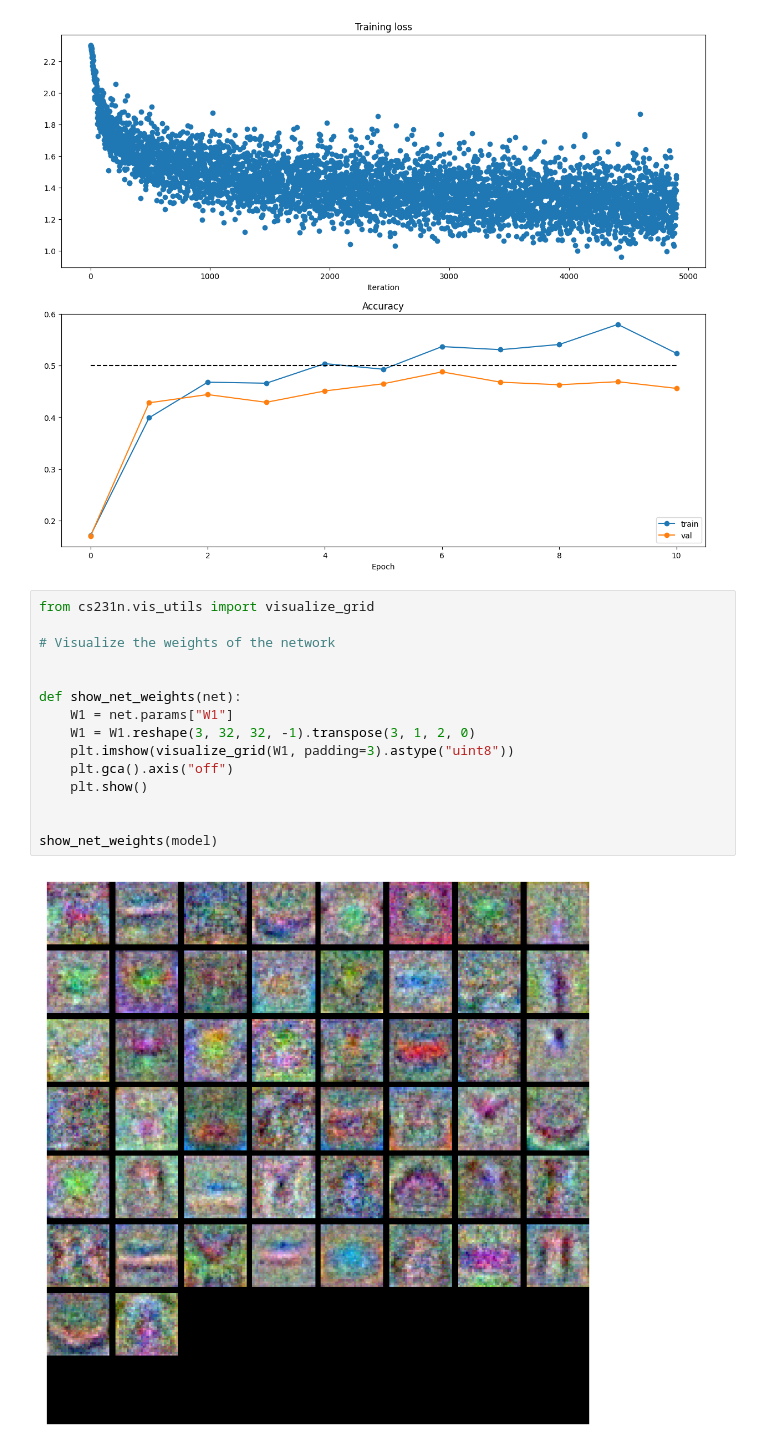
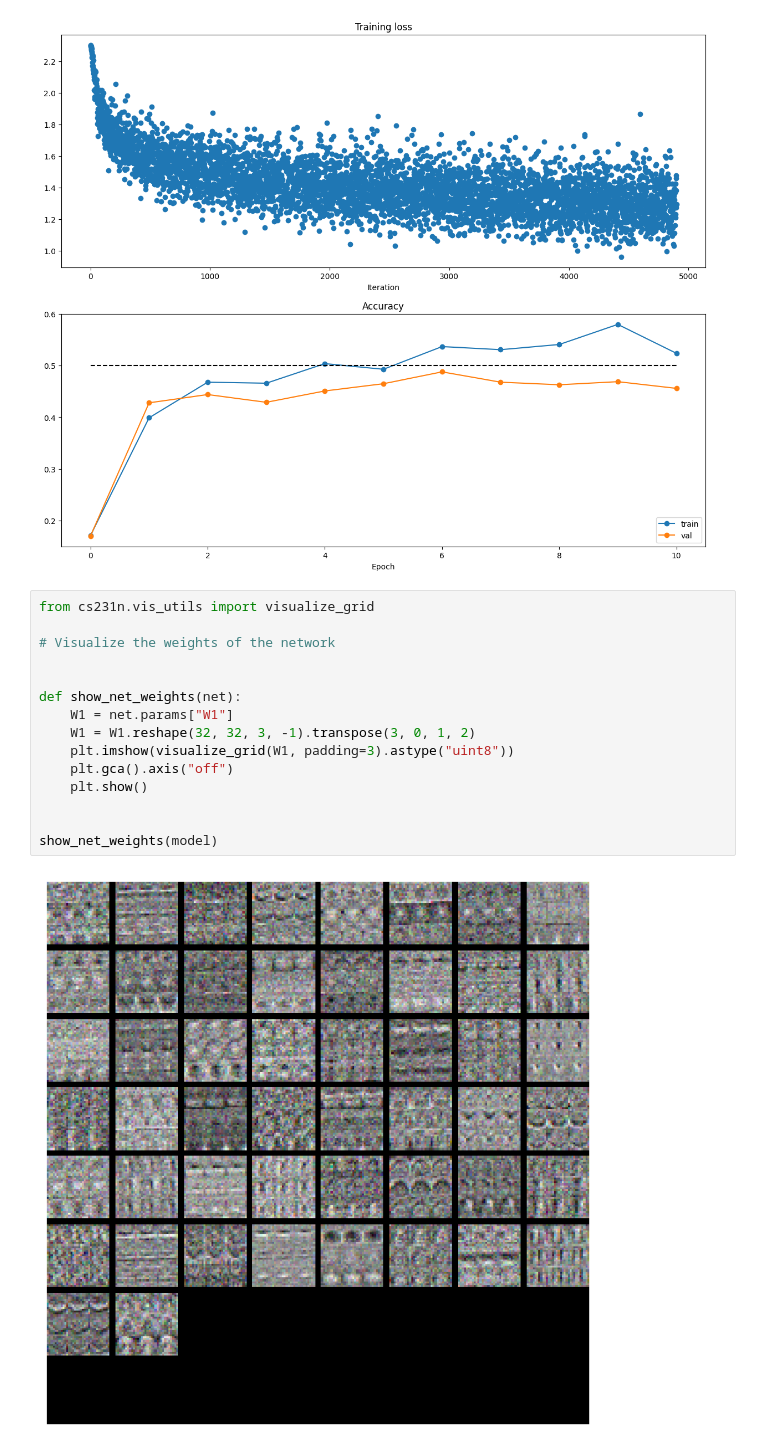
Before and after one commit to rmuraix/cs231n, a Jupyter notebook: src/assignment1/two_layer_net.ipynb, the cells around one changed output. Drawn from its saved outputs; the diff is of its cells as text.

```diff
--- a/src/assignment1/two_layer_net.ipynb
+++ b/src/assignment1/two_layer_net.ipynb
@@ -513,17 +545,17 @@ plt.show()
 # %%
 from cs231n.vis_utils import visualize_grid
 
 # Visualize the weights of the network
 
 
 def show_net_weights(net):
     W1 = net.params["W1"]
-    W1 = W1.reshape(3, 32, 32, -1).transpose(3, 1, 2, 0)
+    W1 = W1.reshape(32, 32, 3, -1).transpose(3, 0, 1, 2)
     plt.imshow(visualize_grid(W1, padding=3).astype("uint8"))
     plt.gca().axis("off")
     plt.show()
 
 
 show_net_weights(model)
 # %% [output]
-[figure, old version]
+[figure, new version]
```
Also changed, not shown: parts of 29 cells of this notebook.
